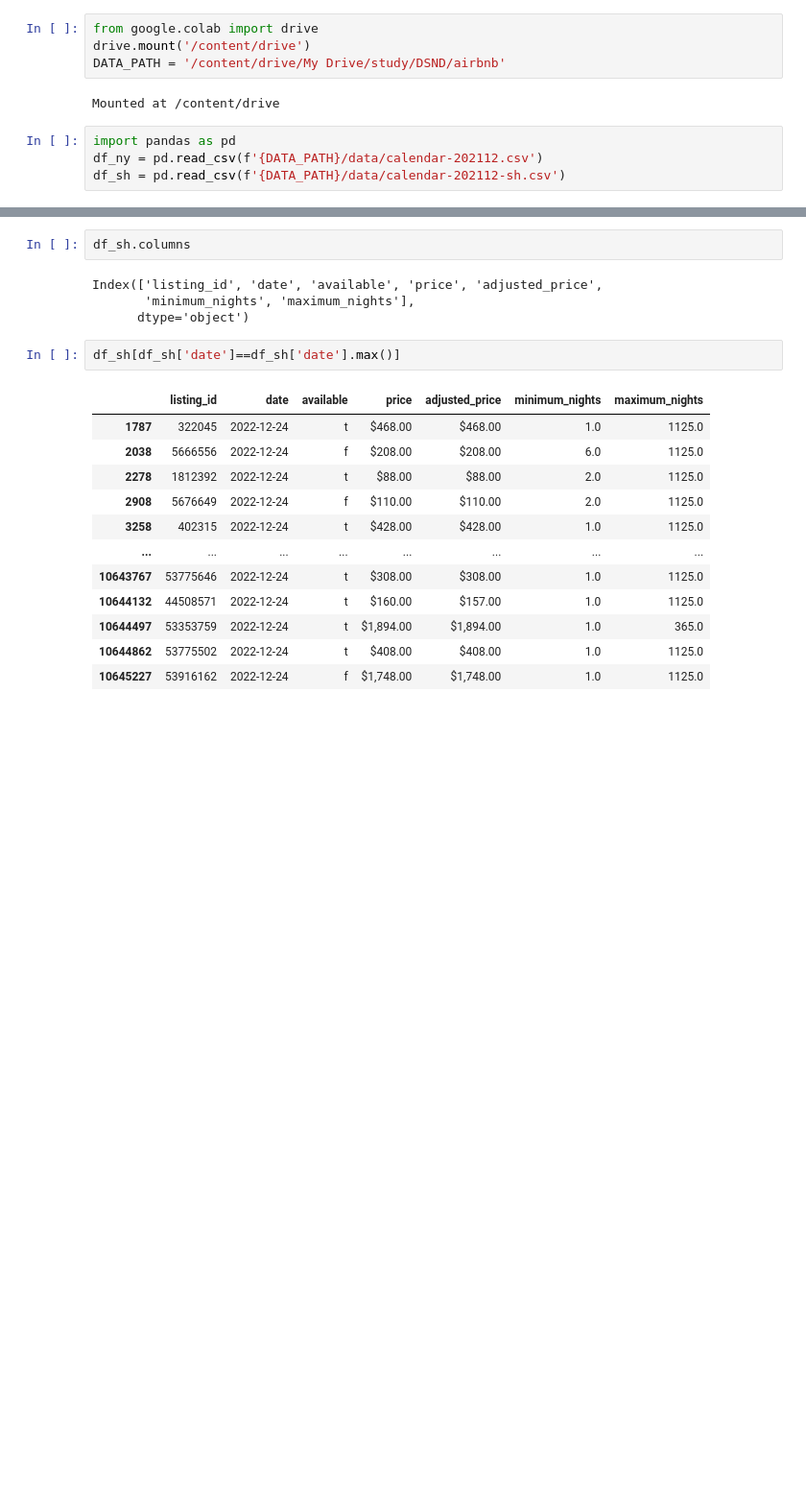
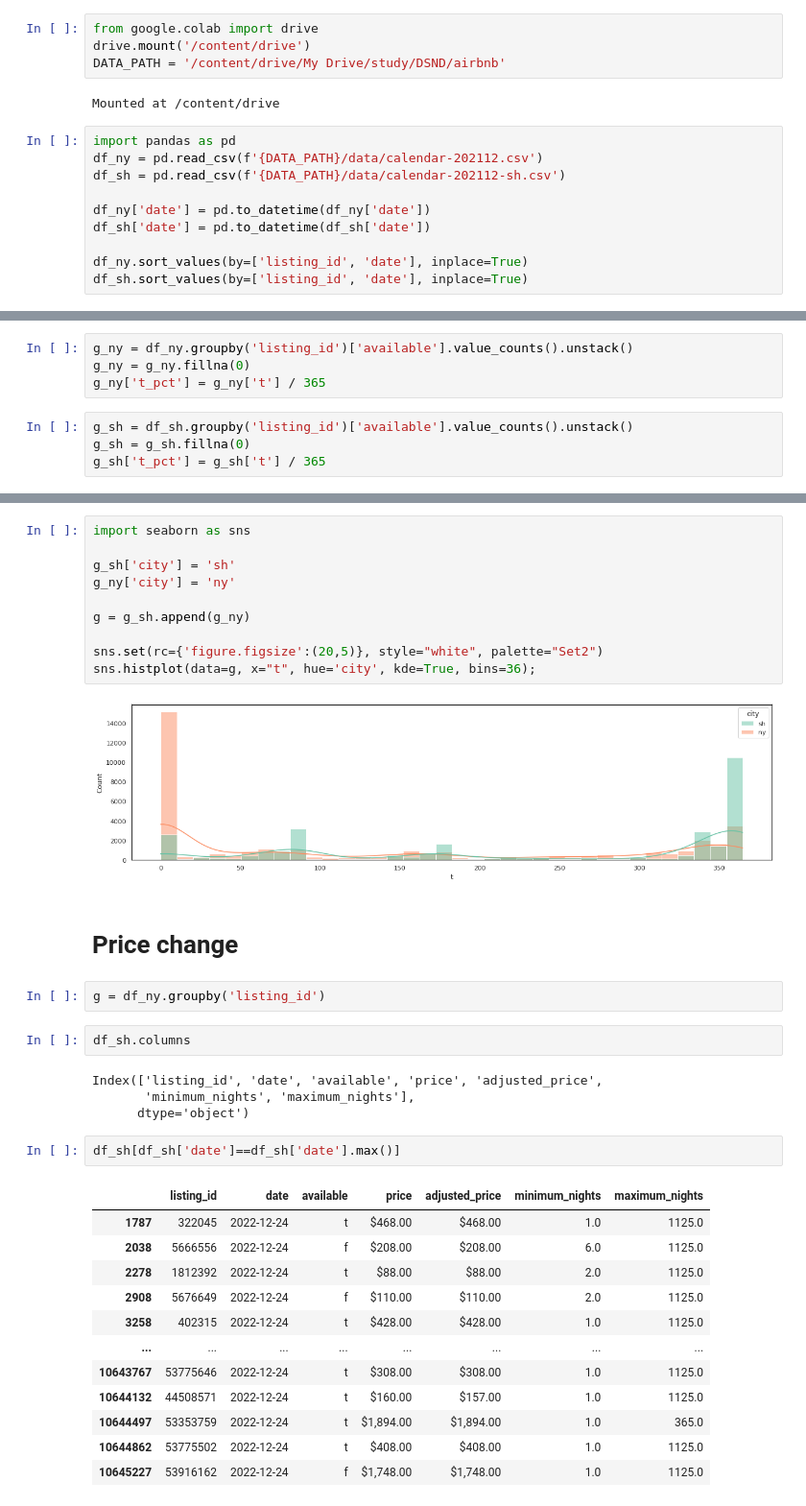
Before and after one commit to anqi-guo/udacity-dsnd-project1, a Jupyter notebook: calendar.ipynb, the cells around one changed output, grey strips where cells are left out. Shown at 96% size. Drawn from its saved outputs; the diff is of its cells as text; blank space fills up the shorter version.

```diff
--- a/calendar.ipynb
+++ b/calendar.ipynb
@@ -10,3 +10,9 @@ Mounted at /content/drive
 import pandas as pd
 df_ny = pd.read_csv(f'{DATA_PATH}/data/calendar-202112.csv')
 df_sh = pd.read_csv(f'{DATA_PATH}/data/calendar-202112-sh.csv')
+
+df_ny['date'] = pd.to_datetime(df_ny['date'])
+df_sh['date'] = pd.to_datetime(df_sh['date'])
+
+df_ny.sort_values(by=['listing_id', 'date'], inplace=True)
+df_sh.sort_values(by=['listing_id', 'date'], inplace=True)
@@ -15,0 +43,8 @@ df_sh['date'] = pd.to_datetime(df_sh['date'])
+# %%
+g_ny = df_ny.groupby('listing_id')['available'].value_counts().unstack()
+g_ny = g_ny.fillna(0)
+g_ny['t_pct'] = g_ny['t'] / 365
+# %%
+g_sh = df_sh.groupby('listing_id')['available'].value_counts().unstack()
+g_sh = g_sh.fillna(0)
+g_sh['t_pct'] = g_sh['t'] / 365
@@ -16,3 +91,19 @@ df_sh['date'] = pd.to_datetime(df_sh['date'])
+# %%
+import seaborn as sns
+
+g_sh['city'] = 'sh'
+g_ny['city'] = 'ny'
+
+g = g_sh.append(g_ny)
+
+sns.set(rc={'figure.figsize':(20,5)}, style="white", palette="Set2")
+sns.histplot(data=g, x="t", hue='city', kde=True, bins=36);
+# %% [output]
+[figure, added]
+# %% [markdown]
+# Price change
+# %%
+g = df_ny.groupby('listing_id')
 # %%
 df_sh.columns
 # %% [output]
```
Also changed, not shown: parts of 8 cells of this notebook.
